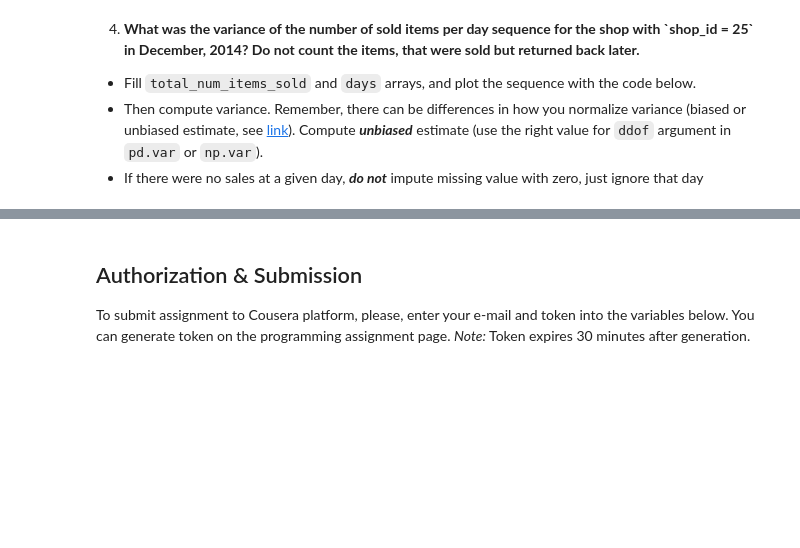
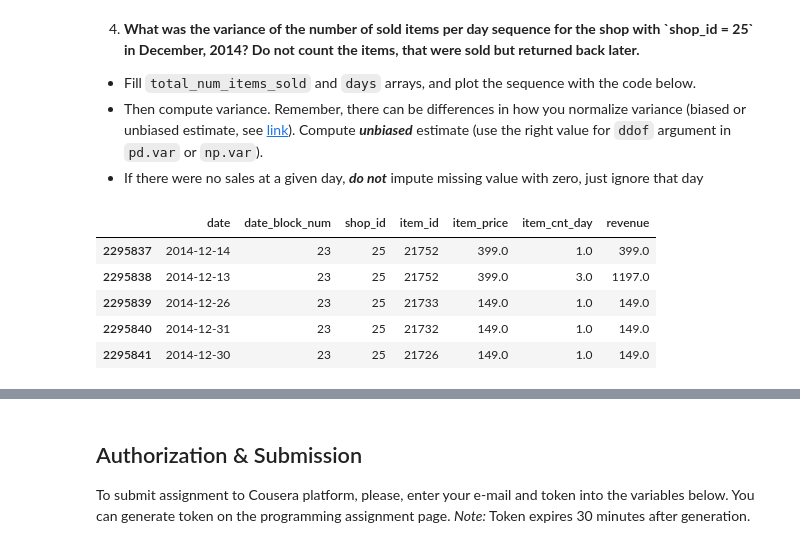
Before and after one commit to Brandon-HY-Lin/coursera_How-to-Win-a-Data-Science-Competition-Learn-from-Top-Kagglers, a Jupyter notebook: Programming assignment, week 1_ Pandas basics/PandasBasics.ipynb, the cells around one changed output, grey strips where cells are left out. Saved outputs shown, nothing was run; the diff lists cells and outputs as text; code cells hidden in the pictures; blank space fills up the shorter version.

```diff
--- a/Programming assignment, week 1_ Pandas basics/PandasBasics.ipynb
+++ b/Programming assignment, week 1_ Pandas basics/PandasBasics.ipynb
@@ -140,3 +207,14 @@ Remember, the data can sometimes be noisy.
 * Fill `total_num_items_sold` and `days` arrays, and plot the sequence with the code below.
 * Then compute variance. Remember, there can be differences in how you normalize variance (biased or unbiased estimate, see [link](https://math.stackexchange.com/questions/496627/the-difference-between-unbiased-biased-estimator-variance)). Compute ***unbiased*** estimate (use the right value for `ddof` argument in `pd.var` or `np.var`).
 * If there were no sales at a given day, ***do not*** impute missing value with zero, just ignore that day
+# %%
+transactions_r = transactions.loc[(transactions['date'].dt.year == 2014) & (transactions['date'].dt.month == 12 )  & (transactions['shop_id'] == 25)]
+
+transactions_r.head()
+# %% [output]
+|  | date | date_block_num | shop_id | item_id | item_price | item_cnt_day | revenue |
+| 2295837 | 2014-12-14 | 23 | 25 | 21752 | 399.0 | 1.0 | 399.0 |
+| 2295838 | 2014-12-13 | 23 | 25 | 21752 | 399.0 | 3.0 | 1197.0 |
+| 2295839 | 2014-12-26 | 23 | 25 | 21733 | 149.0 | 1.0 | 149.0 |
+| 2295840 | 2014-12-31 | 23 | 25 | 21732 | 149.0 | 1.0 | 149.0 |
+| 2295841 | 2014-12-30 | 23 | 25 | 21726 | 149.0 | 1.0 | 149.0 |
```
Also changed, not shown: parts of 16 cells of this notebook.
